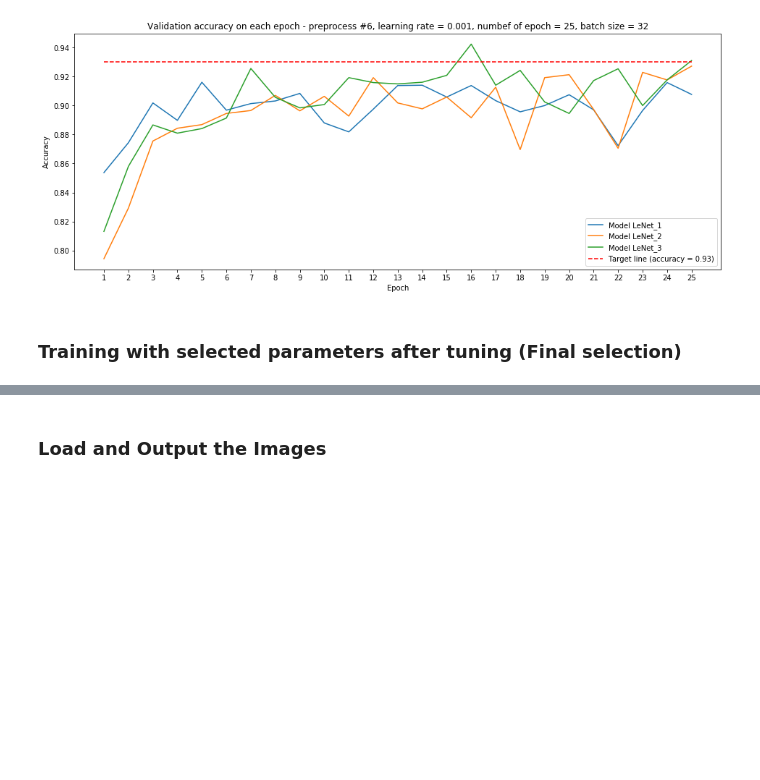
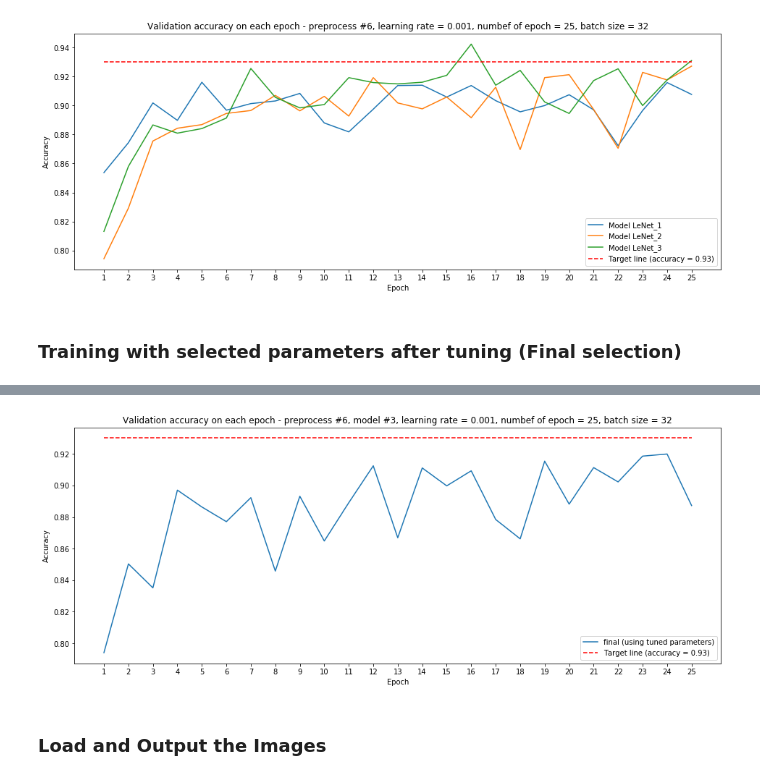
Before and after one commit to pl80tech/CarND-Traffic-Sign-Classifier, a Jupyter notebook: Traffic_Sign_Classifier.ipynb, the cells around one changed output, grey strips where cells are left out. Drawn from its saved outputs; the diff is of its cells as text; code cells hidden in the pictures; blank space fills up the shorter version.

Commit message:
[Fix bug] Correct wrong code & update traing result

```diff
--- a/Traffic_Sign_Classifier.ipynb
+++ b/Traffic_Sign_Classifier.ipynb
@@ -814,8 +814,7 @@ num_epoch = 25
 batch_size = 32
 # %%
 # Preprocess pipeline
-X_train_processed, y_train_processed, X_valid_processed, X_test_processed =
-        preprocess_pipeline(X_train, y_train, X_valid, X_test, preprocess_method)
+X_train_processed, y_train_processed, X_valid_processed, X_test_processed = preprocess_pipeline(X_train, y_train, X_valid, X_test, preprocess_method)
 
 # Define the calculation graph
 x = tf.placeholder(tf.float32, (None, 32, 32, 3))
@@ -876,8 +893,14 @@ with tf.Session() as sess:
 # %%
 # Show training results
 train_info_final = 'preprocess #6, model #3, learning rate = 0.001, numbef of epoch = 25, batch size = 32'
 saveimage = './output_images/validation_accuracy_final.jpg'
-plot_training_results(validation_accuracy, saveimage, savepath, train_info_final)
+label_final = []
+label_final.append('final (using tuned parameters)')
+validation_accuracy_final = []
+validation_accuracy_final.append(validation_accuracy)
+plot_training_results(validation_accuracy_final, label_final, saveimage, train_info_final)
+# %% [output]
+[figure, added]
 # %% [markdown]
 ### Load and Output the Images
 # %%
```
Also changed, not shown: parts of 1 cell of this notebook.
